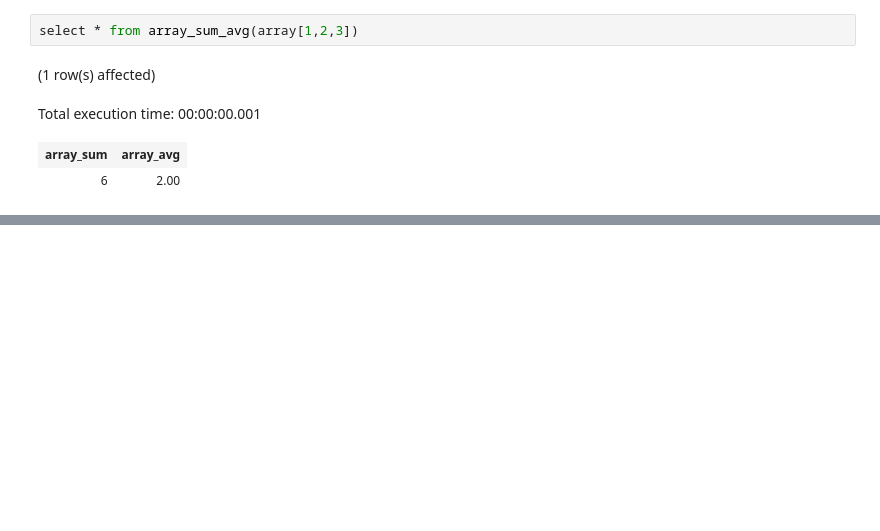
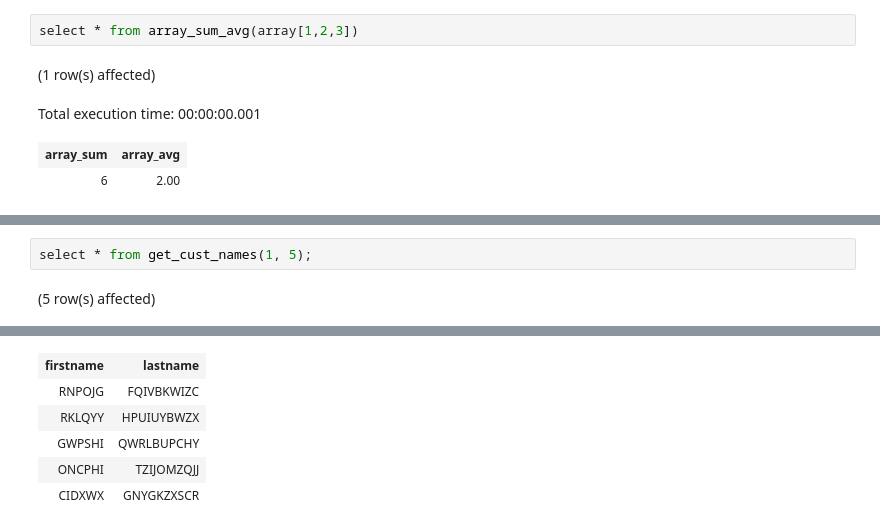
Before and after one commit to yaowenqiang/capturing_logic_with_custom_functions_in_postgresql, a Jupyter notebook: Notebook-1.ipynb, the cells around one changed output, grey strips where cells are left out. Saved outputs shown, nothing was run; the diff lists cells and outputs as text; blank space fills up the shorter version.

```diff
--- a/Notebook-1.ipynb
+++ b/Notebook-1.ipynb
@@ -242,0 +276,4 @@ Total execution time: 00:00:00.001
+# %%
+select * from get_cust_names(1, 5);
+# %% [output]
+(5 row(s) affected)
@@ -242,0 +281,6 @@ Total execution time: 00:00:00.001
+| firstname | lastname |
+| RNPOJG | FQIVBKWIZC |
+| RKLQYY | HPUIUYBWZX |
+| GWPSHI | QWRLBUPCHY |
+| ONCPHI | TZIJOMZQJJ |
+| CIDXWX | GNYGKZXSCR |
```
Also changed, not shown: parts of 12 cells of this notebook.
